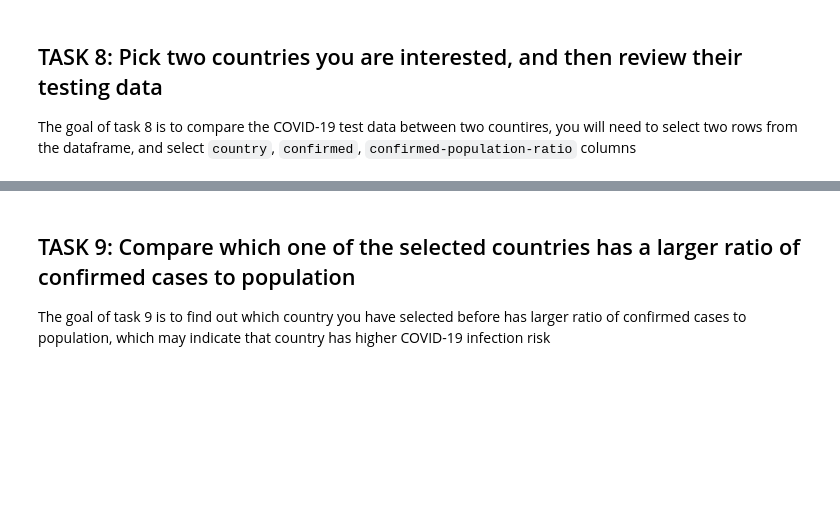
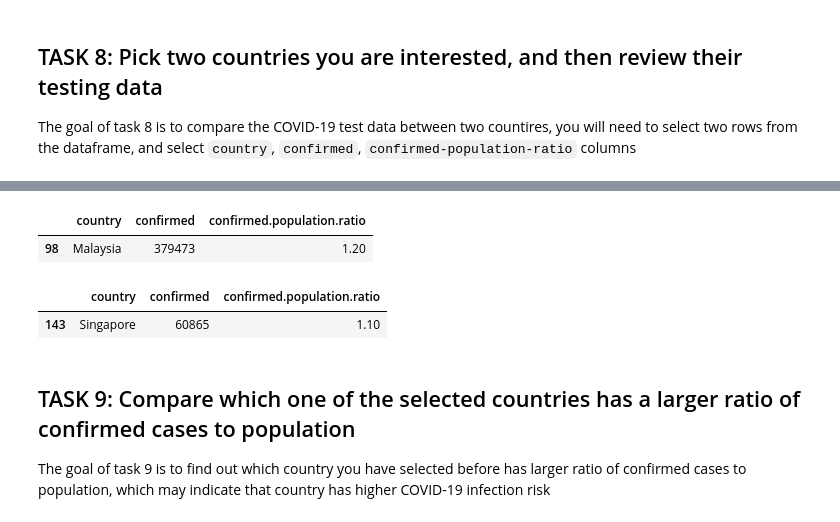
Before and after one commit to dennislamcv1/IBMDExcel-R, a Jupyter notebook: Introduction to R Programming for Data Science/covid19.ipynb, the cells around one changed output, grey strips where cells are left out. Cells and saved outputs as stored; diff of their text form; code cells hidden in the pictures; blank space fills up the shorter version.

```diff
--- a/Introduction to R Programming for Data Science/covid19.ipynb
+++ b/Introduction to R Programming for Data Science/covid19.ipynb
@@ -500,8 +559,17 @@ The goal of task 8 is to compare the COVID-19 test data between two countires, y
 # %%
 # Select a subset (should be only one row) of data frame based on a selected country name and columns
-
-
-# Select a subset (should be only one row) of data frame based on a selected country name and columns
+malaysia = pd.DataFrame(df2.loc[98][['country','confirmed','confirmed.population.ratio']]).T
+malaysia
+# %% [output]
+|  | country | confirmed | confirmed.population.ratio |
+| 98 | Malaysia | 379473 | 1.20 |
+# %%
+# Select a subset (should be only one row) of data frame based on a selected country name and columns
+singapore = pd.DataFrame(df2.loc[143][['country','confirmed','confirmed.population.ratio']]).T
+singapore
+# %% [output]
+|  | country | confirmed | confirmed.population.ratio |
+| 143 | Singapore | 60865 | 1.10 |
 # %% [markdown]
 ## TASK 9: Compare which one of the selected countries has a larger ratio of confirmed cases to population
 
```
Also changed, not shown: parts of 22 cells of this notebook, 1 other file.
